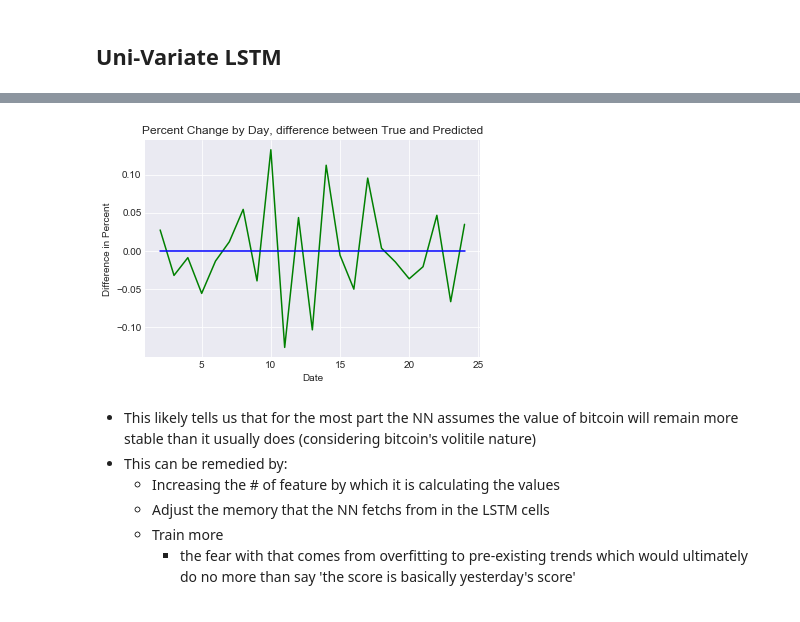
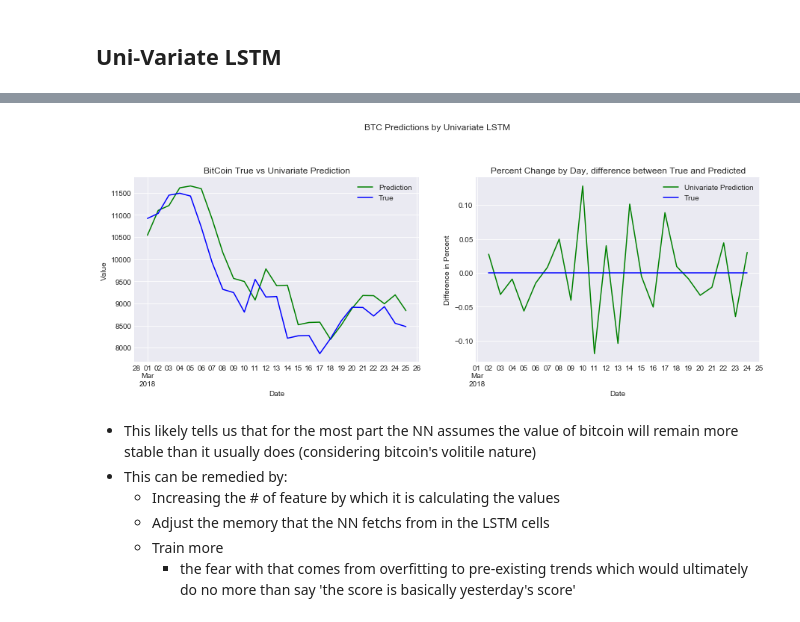
Before and after one commit to Mikhail-Naumov/Another_Bitcoin_Predictor, a Jupyter notebook: BitCoin_LSTM.ipynb, the cells around one changed output, grey strips where cells are left out. Cells and saved outputs as stored; diff of their text form; code cells hidden in the pictures.

```diff
--- a/BitCoin_LSTM.ipynb
+++ b/BitCoin_LSTM.ipynb
@@ -384,8 +387,7 @@ X_test = np.reshape(X_test, (len(X_test), 1, X_test.shape[1]))
 Uni_LSTM = 'reset'
 # design network
 Uni_LSTM = Sequential()
-Uni_LSTM.add(LSTM(128, activation='relu',return_sequences=True, input_shape=(X_train.shape[1], X_train.shape[2])))
-Uni_LSTM.add(LSTM(128))
+Uni_LSTM.add(LSTM(128, activation='relu', input_shape=(X_train.shape[1], X_train.shape[2])))
 Uni_LSTM.add(Dense(1))
 Uni_LSTM.compile(optimizer='adam', loss='mae')
 # fit network
@@ -420,5 +425,6 @@ plt.show()
 # %%
-predicted_BTC_price = Uni_LSTM.predict(X_test)
-predicted_BTC_price = mm.inverse_transform(predicted_BTC_price)[:,0]
+#finding predictions for test set
+predicted_uni = Uni_LSTM.predict(X_test)
+predicted_uni = mm.inverse_transform(predicted_uni)[:,0]
 
 y_true = mm.inverse_transform(y_test)
@@ -436,17 +431,36 @@ plt.xlabel('Date');
+# %%
+#building dataframe of predictions
+pred = pd.DataFrame({'True':y_true.flatten(),'Pred_Uni':predicted_uni.flatten()})
+pred.index = crypto[crypto.index>=split_date][:-1].index
 # %%
 #percent change per day, difference between
-pct_ch = pred_uni.pct_change()[1:]
+pct_ch = pred.pct_change()[1:]
 pct_ch = pct_ch[1:]
-pct_ch['dif'] = pct_ch['True'] - pct_ch['Pred_Uni']
+pct_ch['Uni'] = pct_ch['True'] - pct_ch['Pred_Uni']
 pct_ch['Tr'] = 0
+pct_ch.index = crypto[crypto.index>=split_date][1:-2].index
 # %%
+fig = plt.figure(figsize=[15, 10])
+plt.suptitle('{} Predictions by Univariate LSTM'.format(c_))
+
+plt.subplot(221)
+pred.Pred_Uni.plot(c='green')
+pred['True'].plot(c='blue')
+plt.legend(['Prediction','True'])
+plt.title('BitCoin True vs Univariate Prediction')
+plt.ylabel('Value')
+plt.xlabel('Date')
+
+plt.subplot(222)
 plt.title('Percent Change by Day, difference between True and Predicted')
 plt.ylabel('Difference in Percent')
-plt.xlabel('Date');
-pct_ch.dif.plot(c='green')
-pct_ch.Tr.plot(c='blue');
+plt.xlabel('Date')
+pct_ch.Uni.plot(c='green')
+pct_ch.Tr.plot(c='blue')
+plt.legend(['Univariate Prediction','True']);
+plt.show()
 # %% [output]
-[figure, old version]
+[figure, new version]
 # %% [markdown]
 - This likely tells us that for the most part the NN assumes the value of bitcoin will remain more stable than it usually does (considering bitcoin's volitile nature)
 - This can be remedied by:
```
Also changed, not shown: parts of 21 cells of this notebook.
